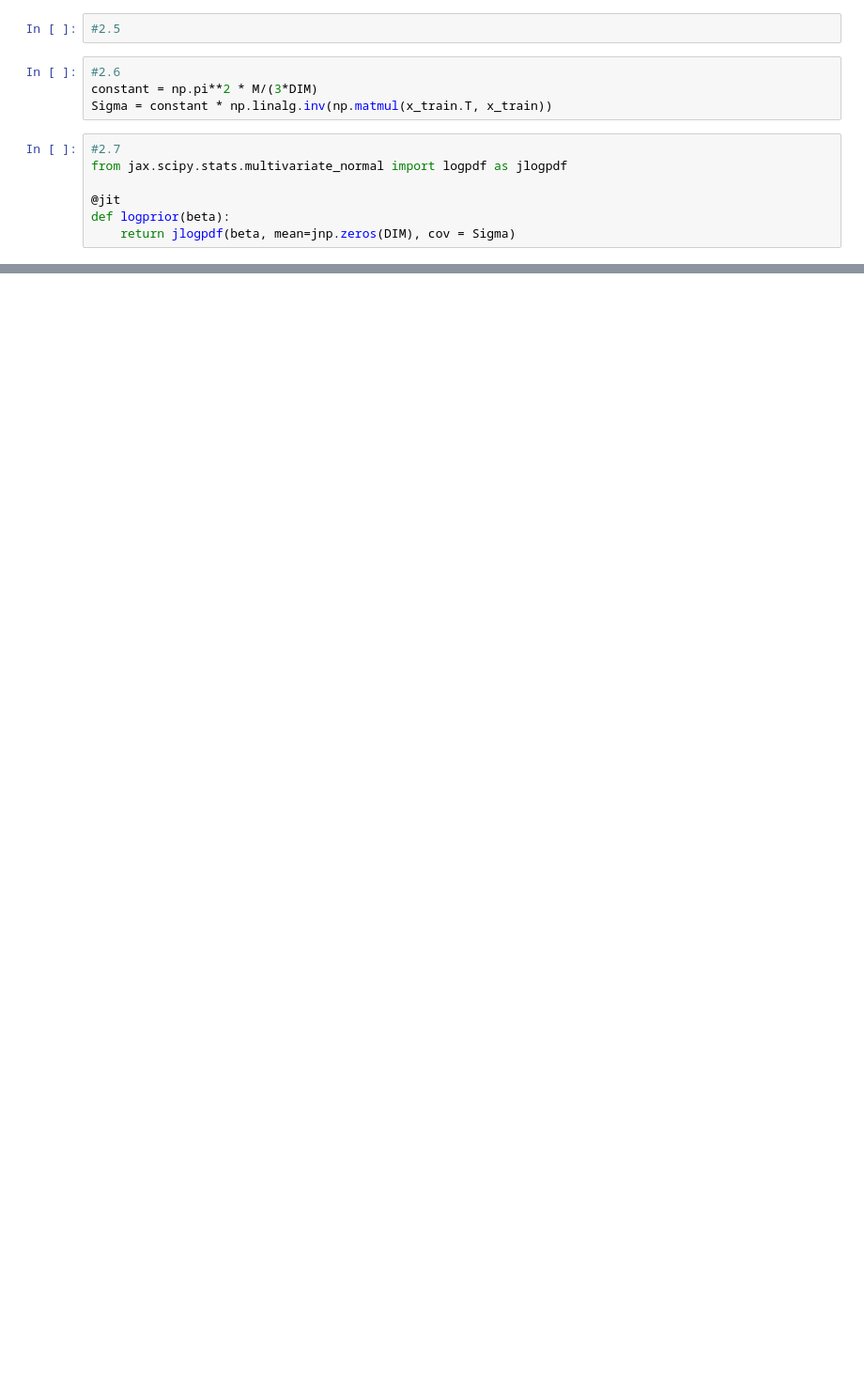
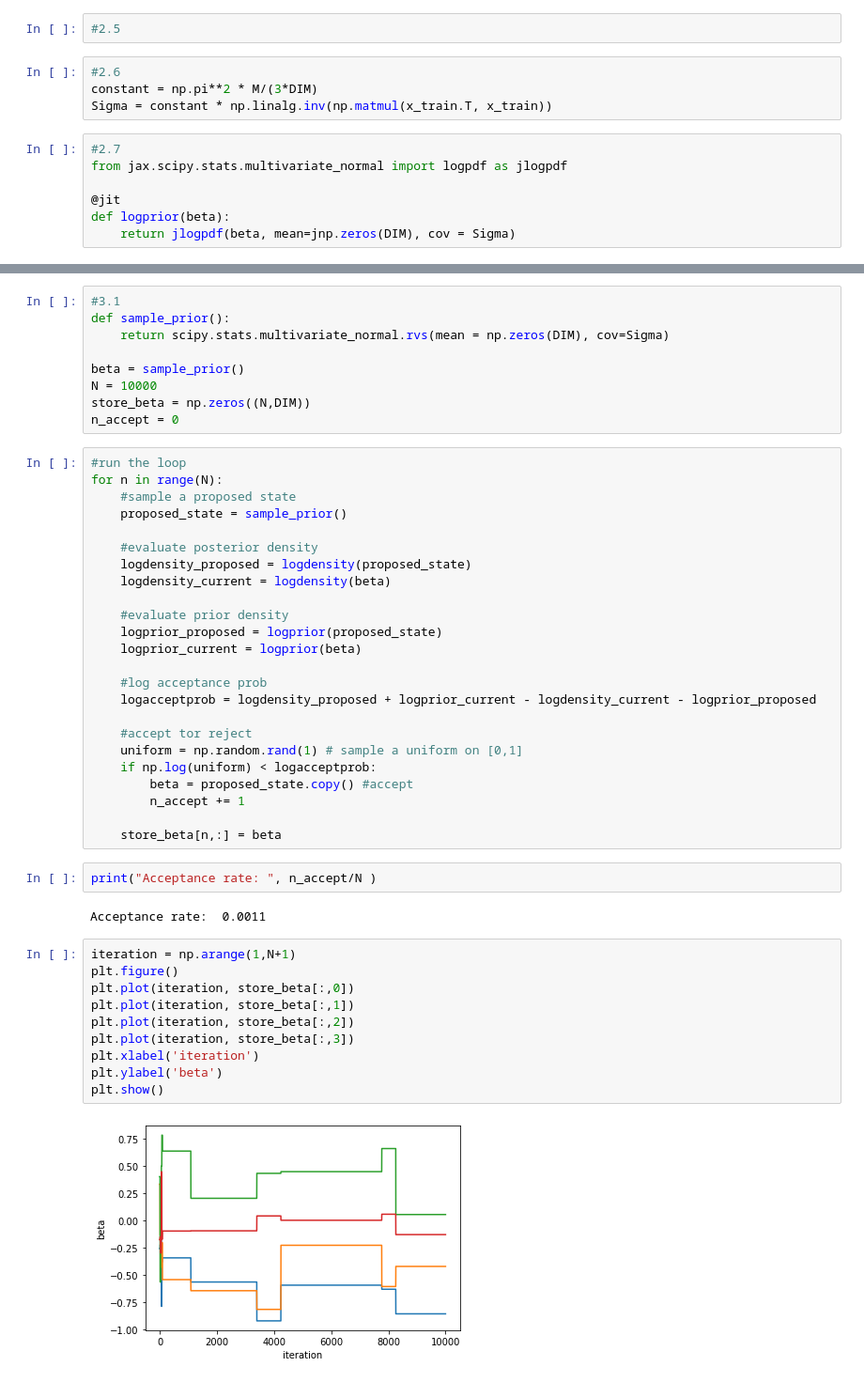
Before and after one commit to vincentwi/school, a Jupyter notebook: spring22/T3/Models ands Simulations/Project 1-20220518/Project1-Vincent.ipynb, the cells around one changed output, grey strips where cells are left out. Shown at 94% size. Saved outputs shown, nothing was run; the diff lists cells and outputs as text; blank space fills up the shorter version.

```diff
--- a/spring22/T3/Models ands Simulations/Project 1-20220518/Project1-Vincent.ipynb
+++ b/spring22/T3/Models ands Simulations/Project 1-20220518/Project1-Vincent.ipynb
@@ -188,0 +184,49 @@ def gradlogdensity(beta):
+# %%
+#3.1
+def sample_prior():
+    return scipy.stats.multivariate_normal.rvs(mean = np.zeros(DIM), cov=Sigma)
+
+beta = sample_prior()
+N = 10000
+store_beta = np.zeros((N,DIM))
+n_accept = 0
+# %%
+#run the loop
+for n in range(N):
+    #sample a proposed state
+    proposed_state = sample_prior()
+
+    #evaluate posterior density
+    logdensity_proposed = logdensity(proposed_state)
+    logdensity_current = logdensity(beta)
+
+    #evaluate prior density
+    logprior_proposed = logprior(proposed_state)
+    logprior_current = logprior(beta)
+
+    #log acceptance prob
+    logacceptprob = logdensity_proposed + logprior_current - logdensity_current - logprior_proposed
+
+    #accept tor reject
+    uniform = np.random.rand(1) # sample a uniform on [0,1]
+    if np.log(uniform) < logacceptprob:
+        beta = proposed_state.copy() #accept
+        n_accept += 1
+
+    store_beta[n,:] = beta
+# %%
+print("Acceptance rate: ", n_accept/N )
+# %% [output]
+Acceptance rate:  0.0011
+# %%
+iteration = np.arange(1,N+1)
+plt.figure()
+plt.plot(iteration, store_beta[:,0])
+plt.plot(iteration, store_beta[:,1])
+plt.plot(iteration, store_beta[:,2])
+plt.plot(iteration, store_beta[:,3])
+plt.xlabel('iteration')
+plt.ylabel('beta')
+plt.show()
+# %% [output]
+[figure, added]
```
Also changed, not shown: parts of 28 cells of this notebook.
